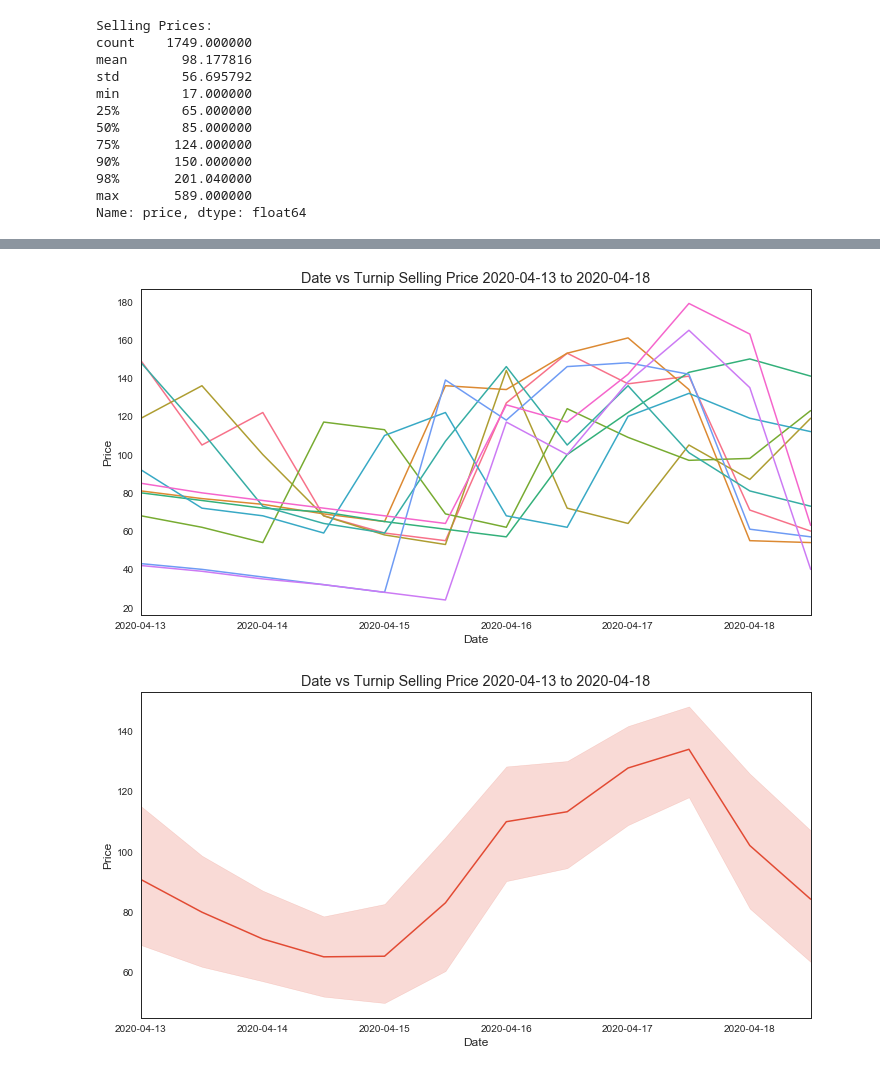
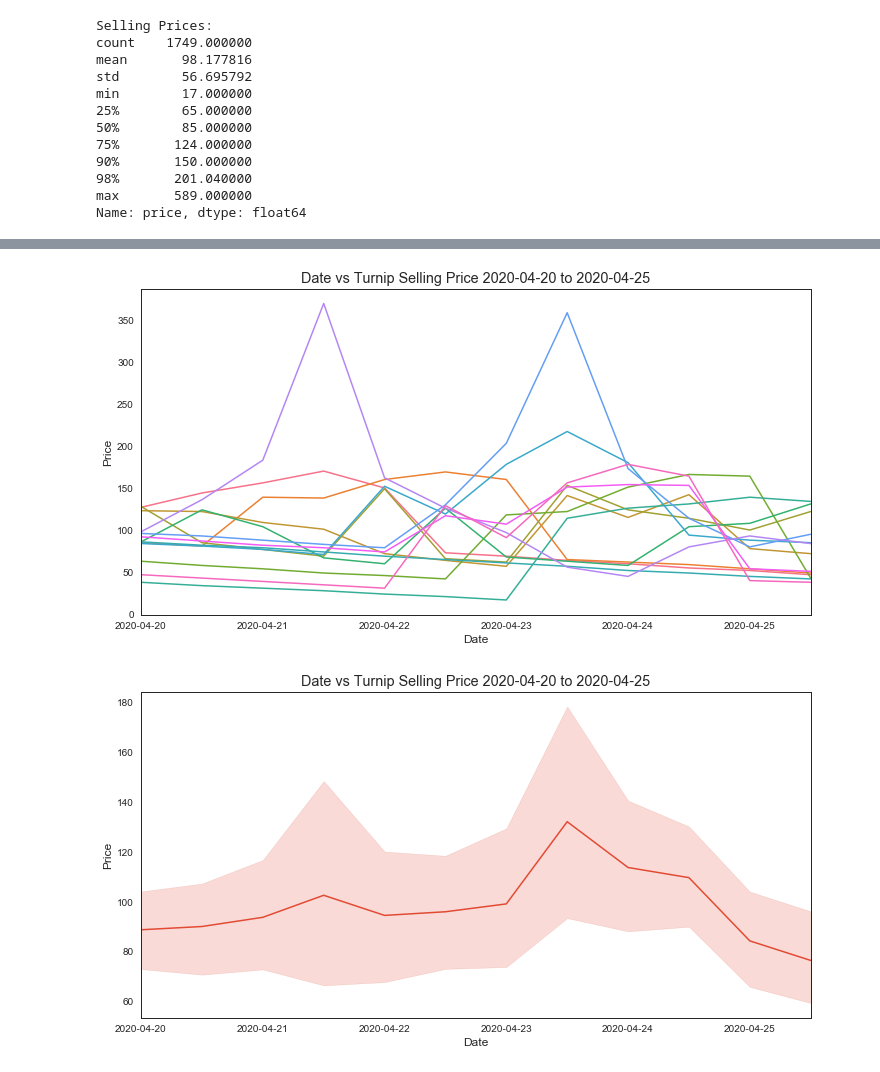
Before and after one commit to ys-lin14/acnh-clustering, a Jupyter notebook: data_exploration.ipynb, the cells around one changed output, grey strips where cells are left out. Saved outputs shown, nothing was run; the diff lists cells and outputs as text; code cells hidden in the pictures.

```diff
--- a/data_exploration.ipynb
+++ b/data_exploration.ipynb
@@ -221,6 +235,9 @@ week1_sell_data = drop_incomplete_weeks(week1_sell_data)
-# %%
-plot_sell_data(week1_sell_data, True)
-plot_sell_data(week1_sell_data, False)
-# %% [output]
-[figure, removed]
-[figure, removed]
+# %%
+week2_sell_data = get_week_n_sell_data(week=2, connection=connection)
+week2_sell_data = drop_incomplete_weeks(week2_sell_data)
+
+plot_sell_data(week2_sell_data, True)
+plot_sell_data(week2_sell_data, False)
+# %% [output]
+[figure, added]
+[figure, added]
```
Also changed, not shown: parts of 4 cells of this notebook.
